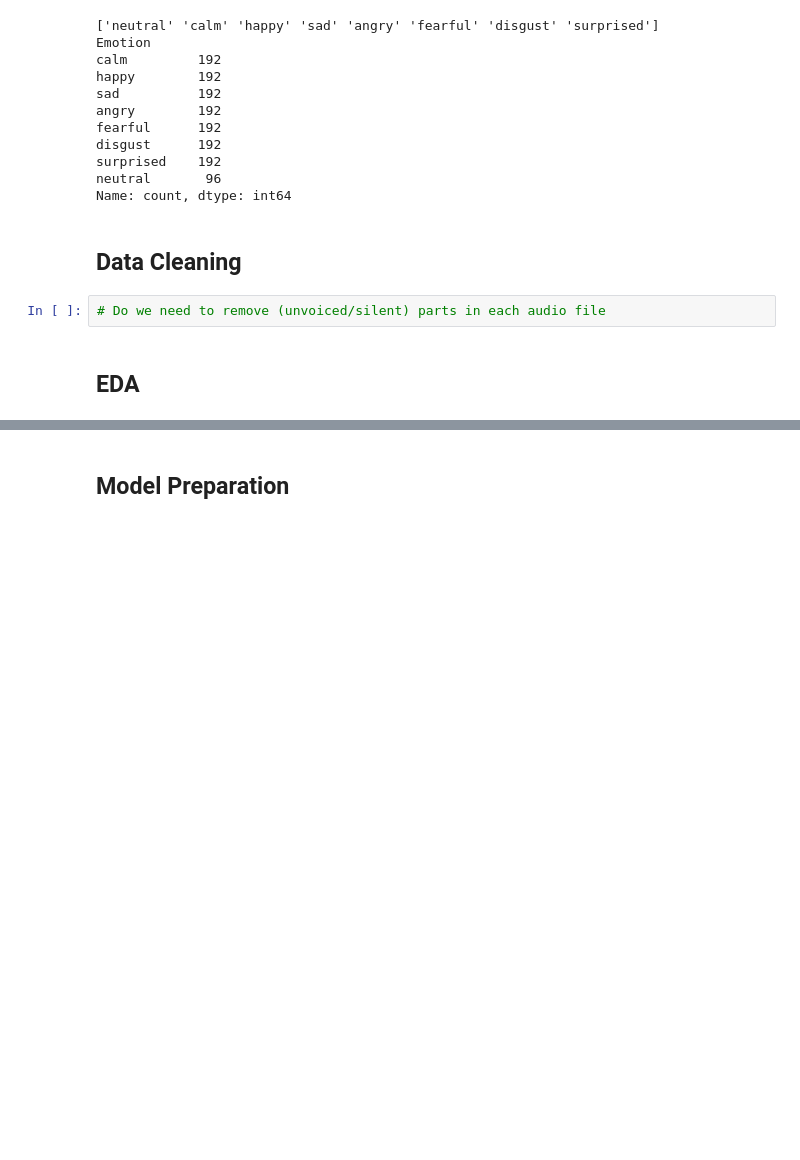
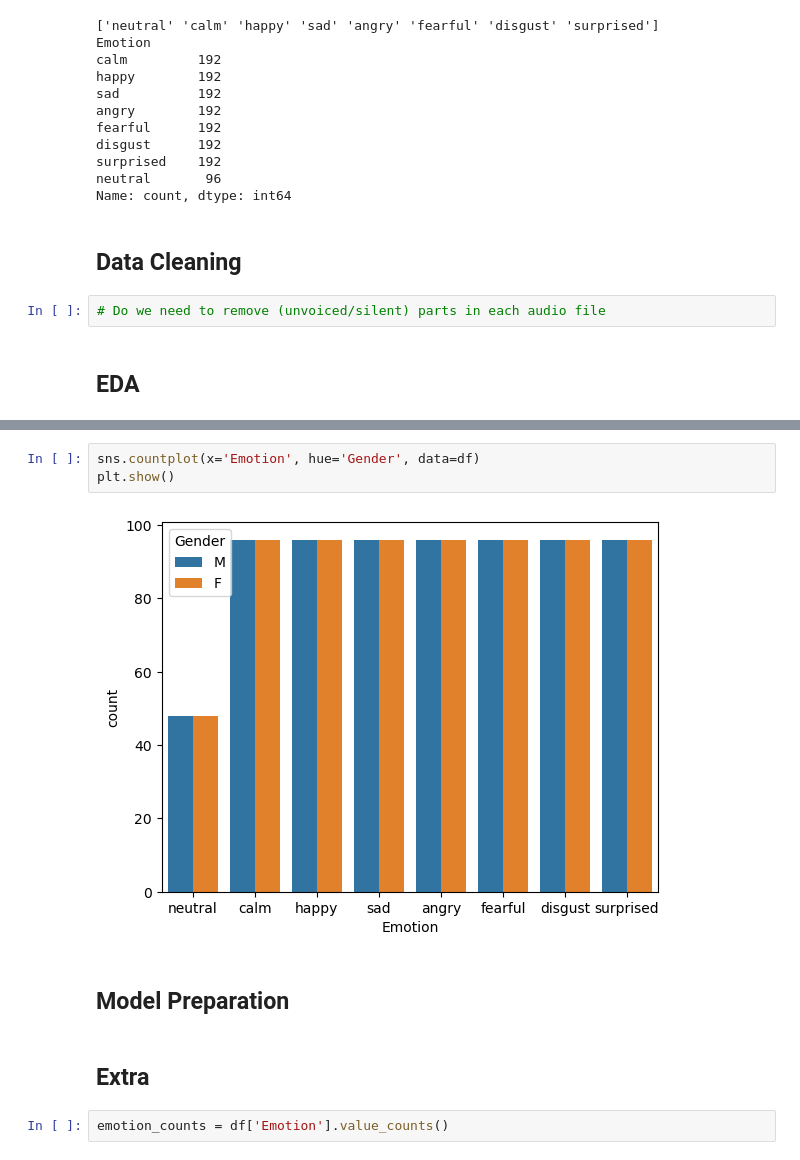
Before and after one commit to MoominHana/speech-emotion-recognition, a Jupyter notebook: project/emotion_recognition.ipynb, the cells around one changed output, grey strips where cells are left out. Saved outputs shown, nothing was run; the diff lists cells and outputs as text; blank space fills up the shorter version.

```diff
--- a/project/emotion_recognition.ipynb
+++ b/project/emotion_recognition.ipynb
@@ -66,2 +74,11 @@ Name: count, dtype: int64
+# %%
+sns.countplot(x='Emotion', hue='Gender', data=df)
+plt.show()
+# %% [output]
+[figure, added]
 # %% [markdown]
 ## Model Preparation
+# %% [markdown]
+## Extra
+# %%
+emotion_counts = df['Emotion'].value_counts()
```
Also changed, not shown: parts of 6 cells of this notebook, 1 other file.
